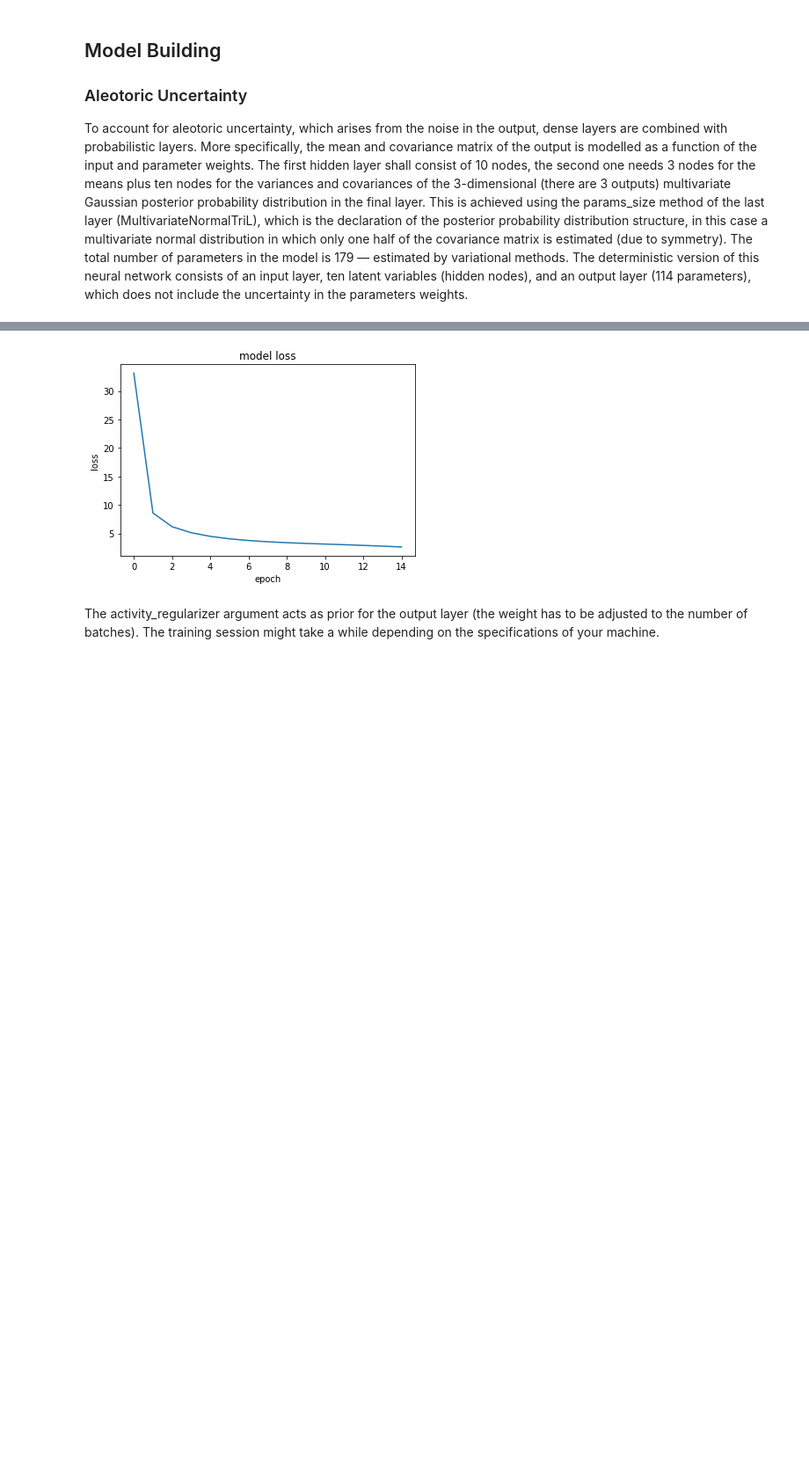
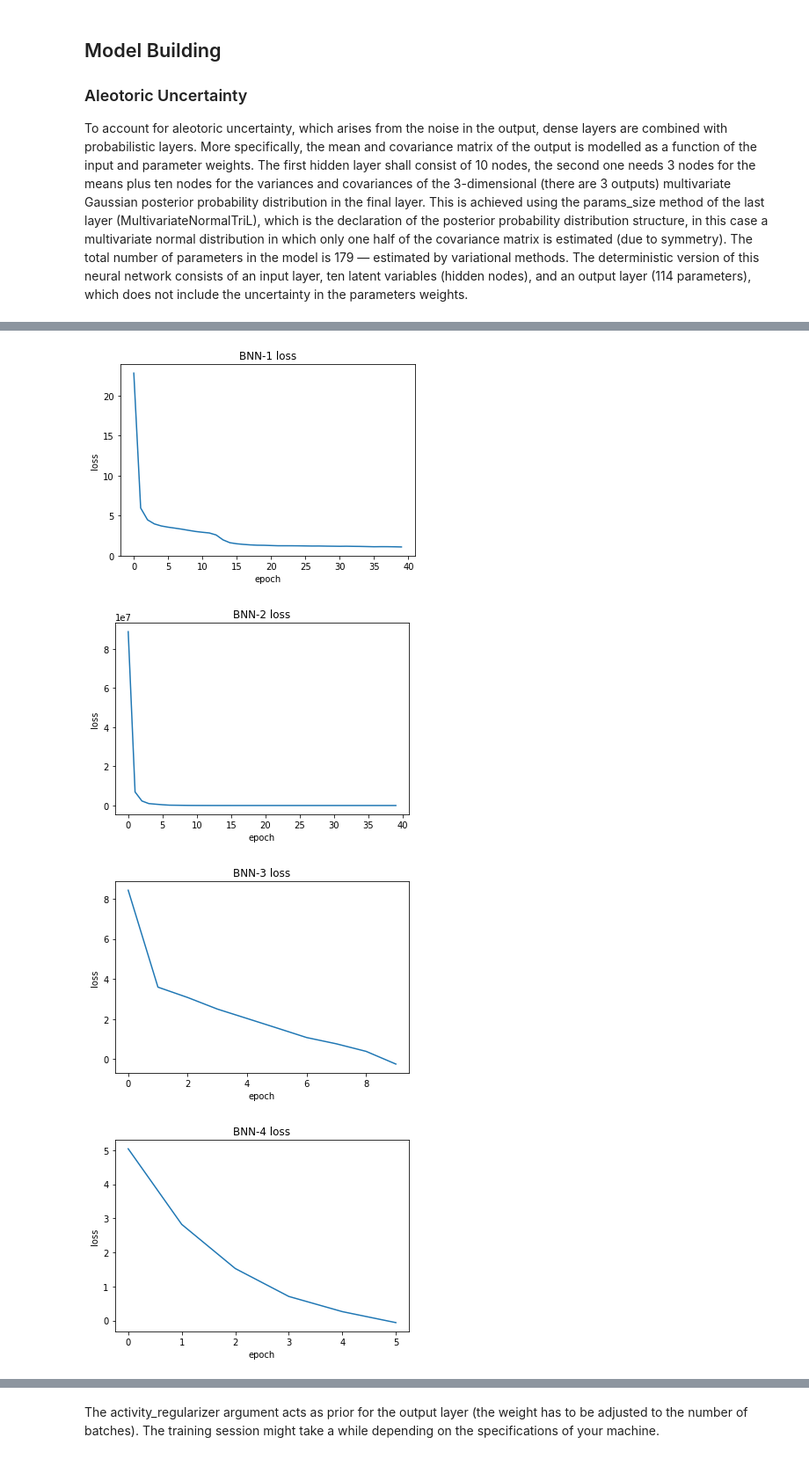
Before and after one commit to AstroDnerd/NS-ML-on-Nuclear-Matter--KB, a Jupyter notebook: Codes/BNN_Tensorflow.ipynb, the cells around one changed output, grey strips where cells are left out. Shown at 88% size. Drawn from its saved outputs; the diff is of its cells as text; code cells hidden in the pictures; blank space fills up the shorter version.

```diff
--- a/Codes/BNN_Tensorflow.ipynb
+++ b/Codes/BNN_Tensorflow.ipynb
@@ -114,10 +166,14 @@ _________________________________________________________________
 # %%
 import matplotlib.pyplot as plt
-print(model.history.history.keys())
 # "Loss"
-plt.plot(model.history.history['loss'])
-plt.title('model loss')
-plt.ylabel('loss')
-plt.xlabel('epoch')
-plt.show()
+for model in models:
+  plt.plot(model.history.history['loss'])
+  plt.title(model.name+' loss')
+  plt.ylabel('loss')
+  plt.xlabel('epoch')
+  plt.show()
 # %% [output]
+[figure, new version]
+[figure, added]
+[figure, added]
+[figure, added]
@@ -125,4 +189,3 @@ dict_keys(['loss', 'val_loss'])
-[figure, old version]
 # %% [markdown]
 The activity_regularizer argument acts as prior for the output layer (the weight has to be adjusted to the number of batches). The training session might take a while depending on the specifications of your machine.
 # %% [markdown]
```
Also changed, not shown: parts of 22 cells of this notebook, 2 other files.
